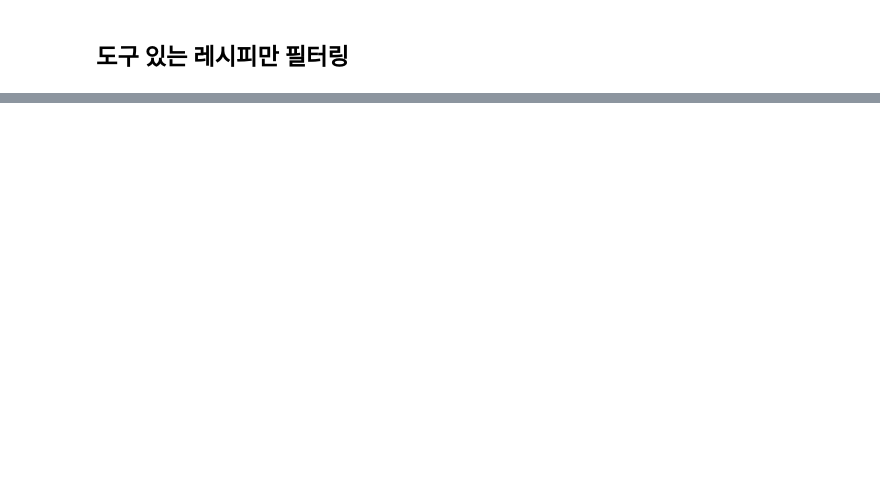
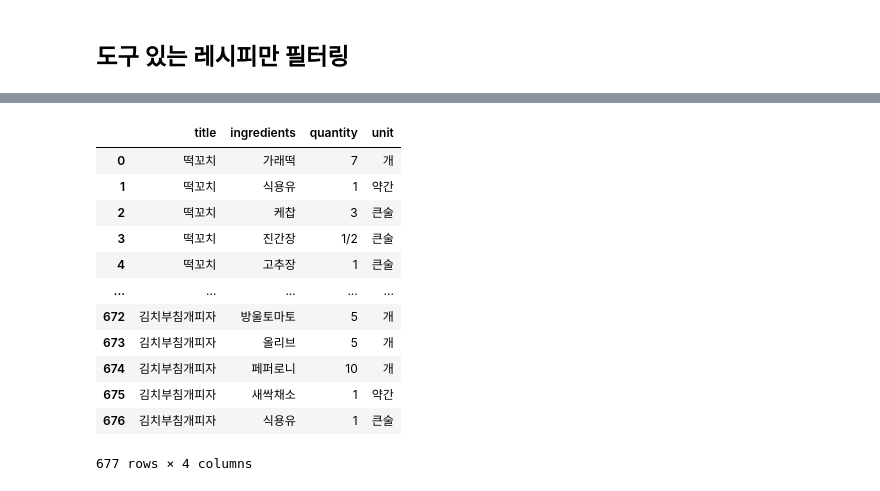
Before and after one commit to kyoly00/IRI-ON, a Jupyter notebook: be/data/recipe.ipynb, the cells around one changed output, grey strips where cells are left out. Drawn from its saved outputs; the diff is of its cells as text; code cells hidden in the pictures; blank space fills up the shorter version.

```diff
--- a/be/data/recipe.ipynb
+++ b/be/data/recipe.ipynb
@@ -662,0 +693,4 @@ recipes_tools.to_csv('recipes_tools.csv', index=False)
+# %%
+recipes = pd.read_csv('recipes_processed_tools.csv')
+recipes = recipes.dropna(subset=['title', 'tools', 'materials'])
+recipes
@@ -662,0 +717,4 @@ recipes_tools.to_csv('recipes_tools.csv', index=False)
+# %%
+ing = pd.read_csv("ingredients.csv", names=["ingredients"])
+ing = ing[1:]
+ing
@@ -662,0 +735,3 @@ recipes_tools.to_csv('recipes_tools.csv', index=False)
+# %%
+recipes["materials"] = ing.values.flatten()
+recipes
@@ -662,0 +754,29 @@ recipes_tools.to_csv('recipes_tools.csv', index=False)
+# %%
+# 정규표현식 패턴
+pattern = r"^(?P<ingredients>[가-힣a-zA-Z\s]+?)\s*(?:(?P<quantity>\d+(?:/\d+)?)(?P<unit>[가-힣a-zA-Z]+|적당량|약간))?$"
+
+recipes_ingredients = (
+    recipes
+    .assign(ingredients=lambda df: df['materials'].str.split(','))  # 재료 리스트 분리
+    .explode('ingredients')                                         # 행으로 펼치기
+    .assign(ingredients=lambda df: df['ingredients'].str.strip())     # 공백 제거
+    .reset_index(drop=True)[['title', 'ingredients']]
+)
+
+recipes_ingredients = pd.concat([recipes_ingredients['title'], recipes_ingredients['ingredients'].str.extract(pattern)], axis=1)
+
+recipes_ingredients
+# %% [output]
+|  | title | ingredients | quantity | unit |
+| 0 | 떡꼬치 | 가래떡 | 7 | 개 |
+| 1 | 떡꼬치 | 식용유 | 1 | 약간 |
+| 2 | 떡꼬치 | 케찹 | 3 | 큰술 |
+| 3 | 떡꼬치 | 진간장 | 1/2 | 큰술 |
+| 4 | 떡꼬치 | 고추장 | 1 | 큰술 |
+| ... | ... | ... | ... | ... |
+| 672 | 김치부침개피자 | 방울토마토 | 5 | 개 |
+| 673 | 김치부침개피자 | 올리브 | 5 | 개 |
+| 674 | 김치부침개피자 | 페퍼로니 | 10 | 개 |
+| 675 | 김치부침개피자 | 새싹채소 | 1 | 약간 |
+| 676 | 김치부침개피자 | 식용유 | 1 | 큰술 |
+677 rows × 4 columns
```
Also changed, not shown: parts of 54 cells of this notebook, 22 other files.
